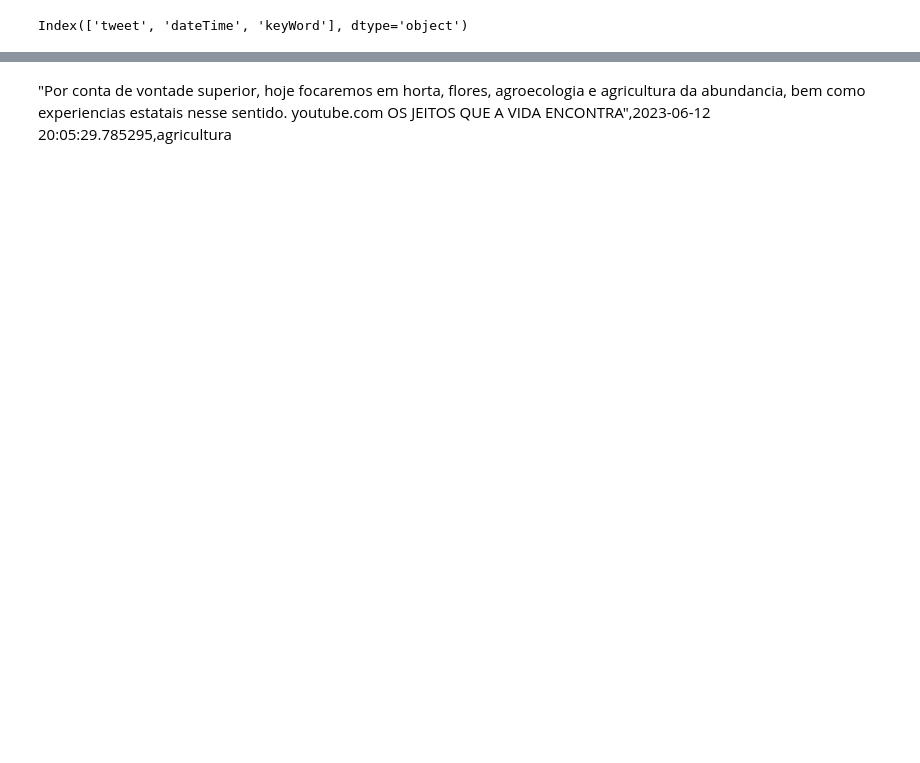
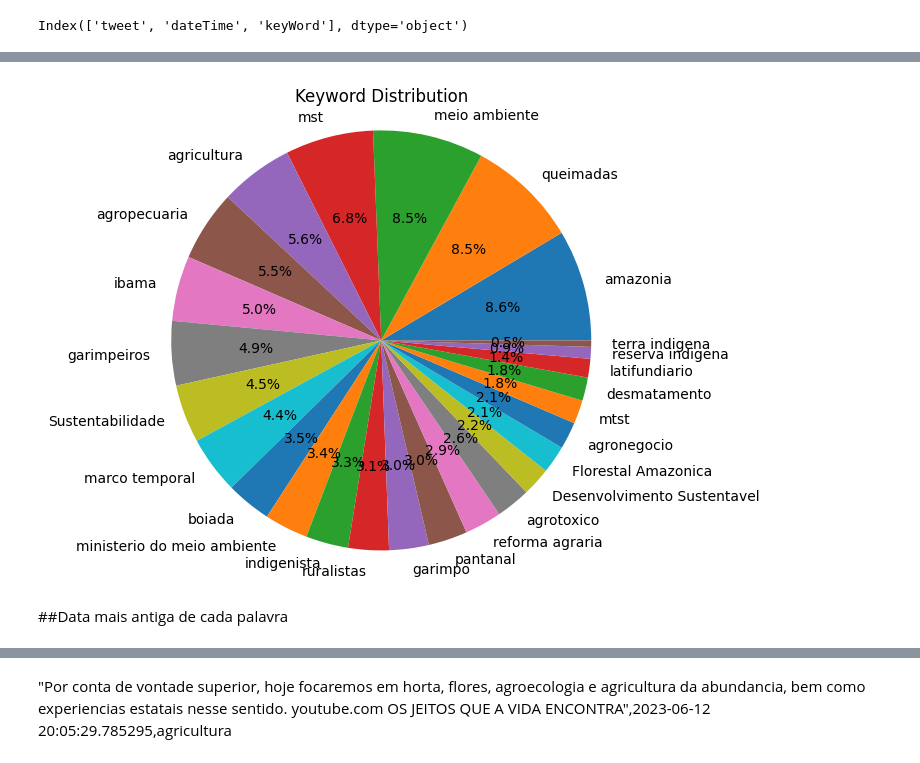
Before and after one commit to marcusguerra/Twitter_Scraper, a Jupyter notebook: dataShow.ipynb, the cells around one changed output, grey strips where cells are left out. Drawn from its saved outputs; the diff is of its cells as text; code cells hidden in the pictures; blank space fills up the shorter version.

```diff
--- a/dataShow.ipynb
+++ b/dataShow.ipynb
@@ -54,0 +69,10 @@ total =  12315
+# %%
+plt.figure(figsize=(8, 6))
+plt.pie(keyword_counts, labels=keyword_counts.index, autopct='%1.1f%%')
+plt.title('Keyword Distribution')
+plt.axis('equal')
+plt.show()
+# %% [output]
+[figure, added]
+# %% [markdown]
+##Data mais antiga de cada palavra
```
Also changed, not shown: parts of 17 cells of this notebook.
